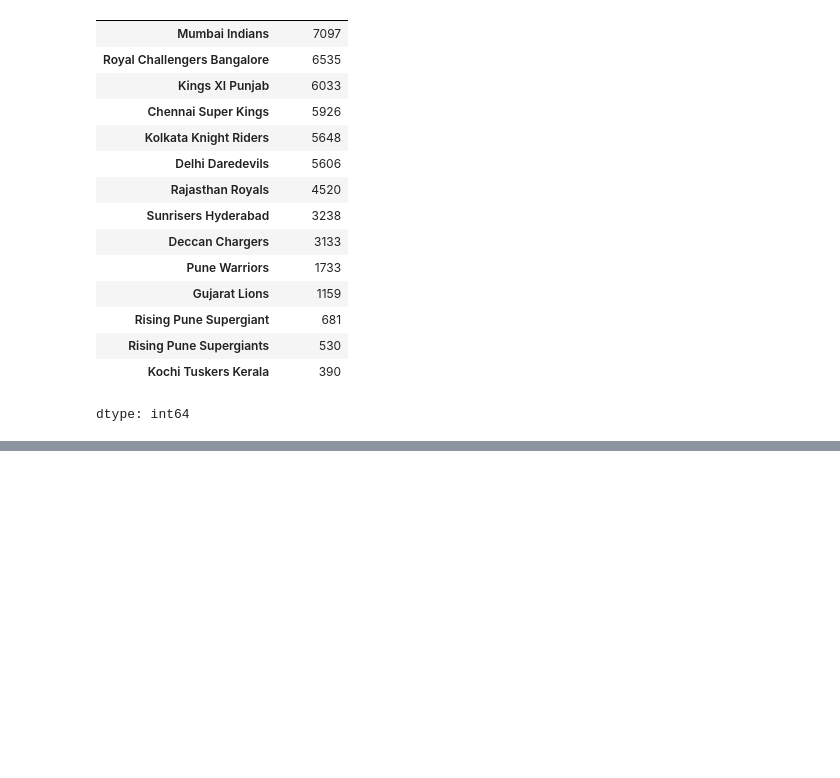
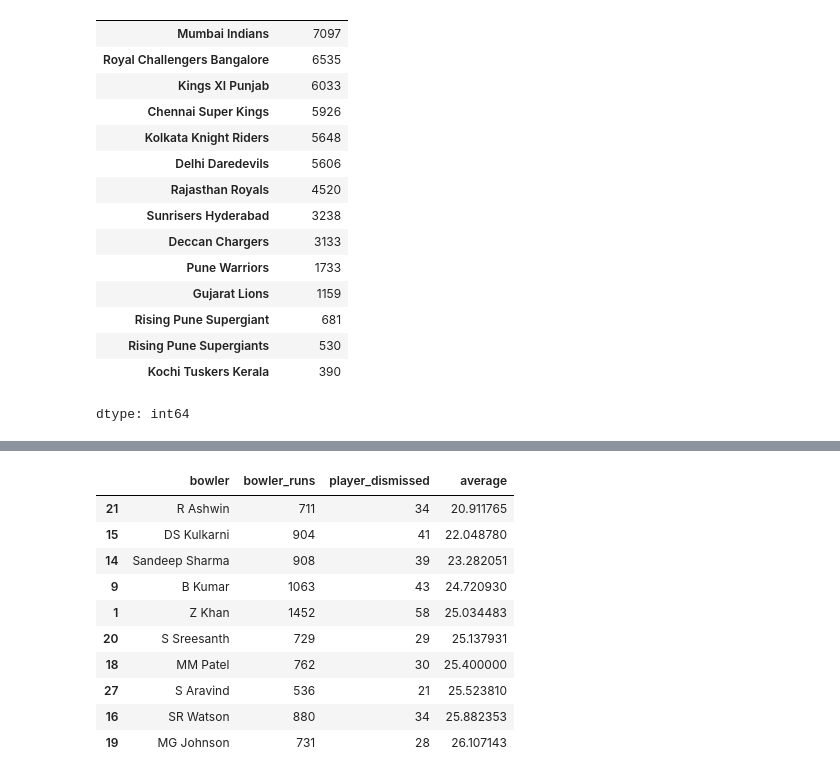
Before and after one commit to ajaykrixna/IPL_match-_analysis, a Jupyter notebook: IPL_analysis.ipynb, the cells around one changed output, grey strips where cells are left out. Drawn from its saved outputs; the diff is of its cells as text; code cells hidden in the pictures; blank space fills up the shorter version.

```diff
--- a/IPL_analysis.ipynb
+++ b/IPL_analysis.ipynb
@@ -682,0 +727,14 @@ dtype: int64
+# %%
+top_average_bowlers
+# %% [output]
+|  | bowler | bowler_runs | player_dismissed | average |
+| 21 | R Ashwin | 711 | 34 | 20.911765 |
+| 15 | DS Kulkarni | 904 | 41 | 22.048780 |
+| 14 | Sandeep Sharma | 908 | 39 | 23.282051 |
+| 9 | B Kumar | 1063 | 43 | 24.720930 |
+| 1 | Z Khan | 1452 | 58 | 25.034483 |
+| 20 | S Sreesanth | 729 | 29 | 25.137931 |
+| 18 | MM Patel | 762 | 30 | 25.400000 |
+| 27 | S Aravind | 536 | 21 | 25.523810 |
+| 16 | SR Watson | 880 | 34 | 25.882353 |
+| 19 | MG Johnson | 731 | 28 | 26.107143 |
```
Also changed, not shown: parts of 9 cells of this notebook.
